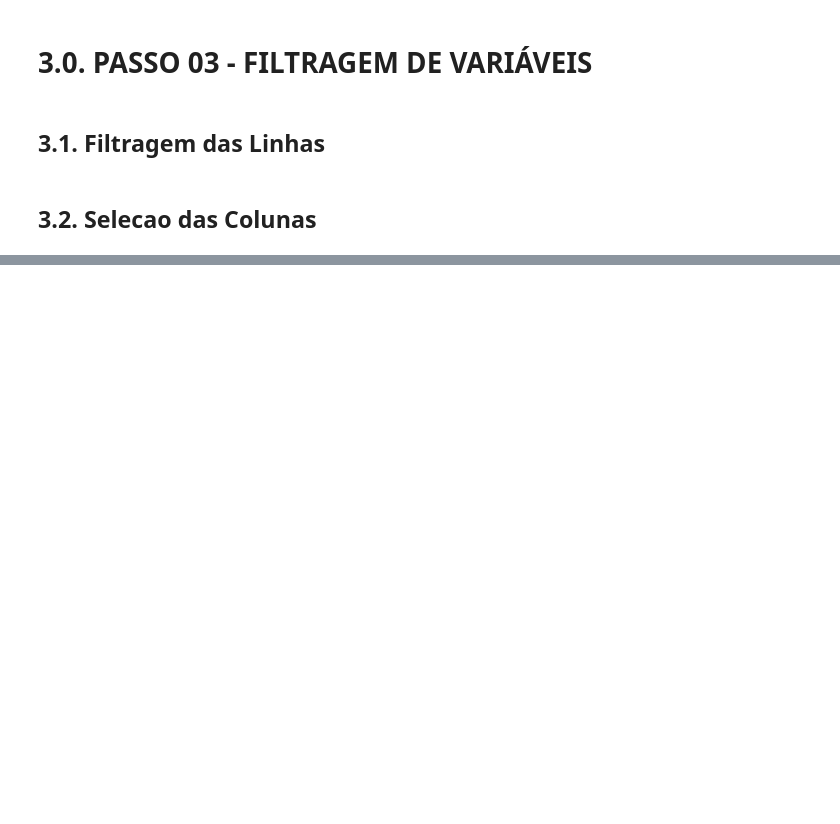
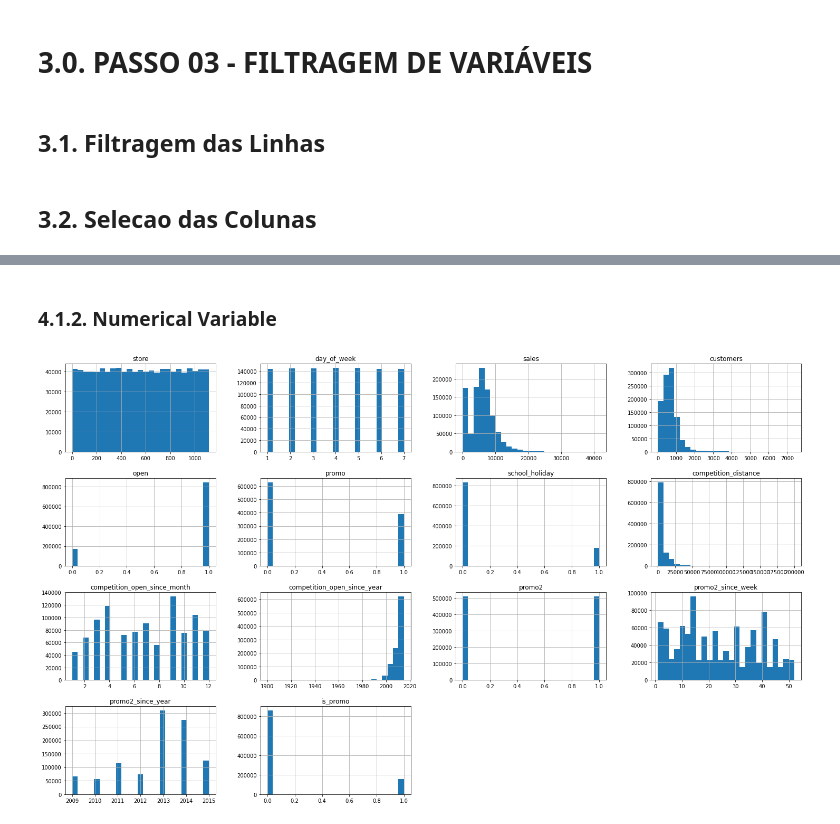
Before and after one commit to math-prog/Rossmann_Store_Sales, a Jupyter notebook: notebooks/m04_v01_store_sales_prediction.ipynb, the cells around one changed output, grey strips where cells are left out. Drawn from its saved outputs; the diff is of its cells as text; code cells hidden in the pictures; blank space fills up the shorter version.

```diff
--- a/notebooks/m04_v01_store_sales_prediction.ipynb
+++ b/notebooks/m04_v01_store_sales_prediction.ipynb
@@ -478,0 +455,7 @@ df3 = df3.drop( cols_drop, axis=1 )
+# %% [markdown]
+###  4.1.2. Numerical Variable
+# %%
+num_attributes.hist(figsize = (25,15), bins = 25)
+plt.show()
+# %% [output]
+[figure, added]
```
Also changed, not shown: parts of 22 cells of this notebook.
